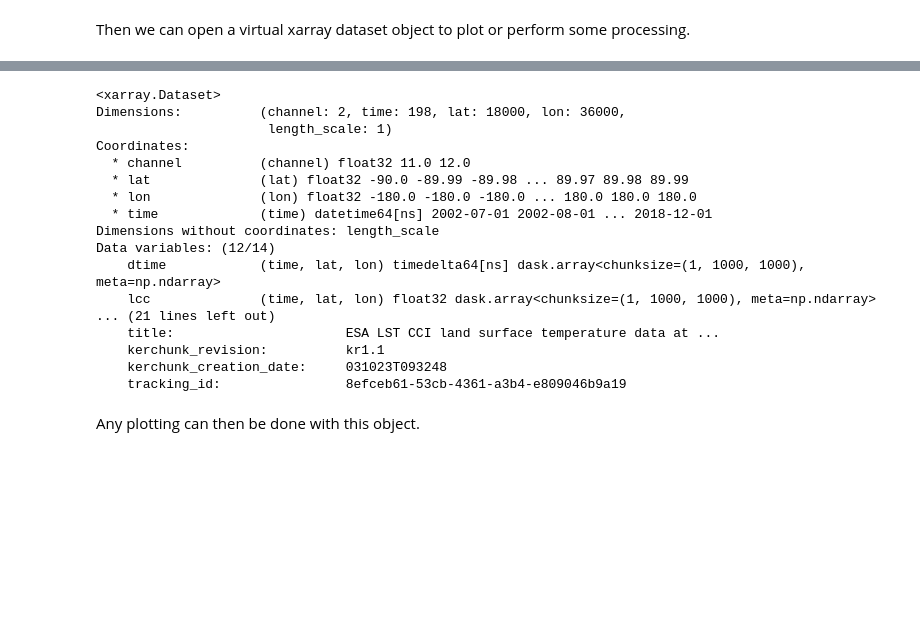
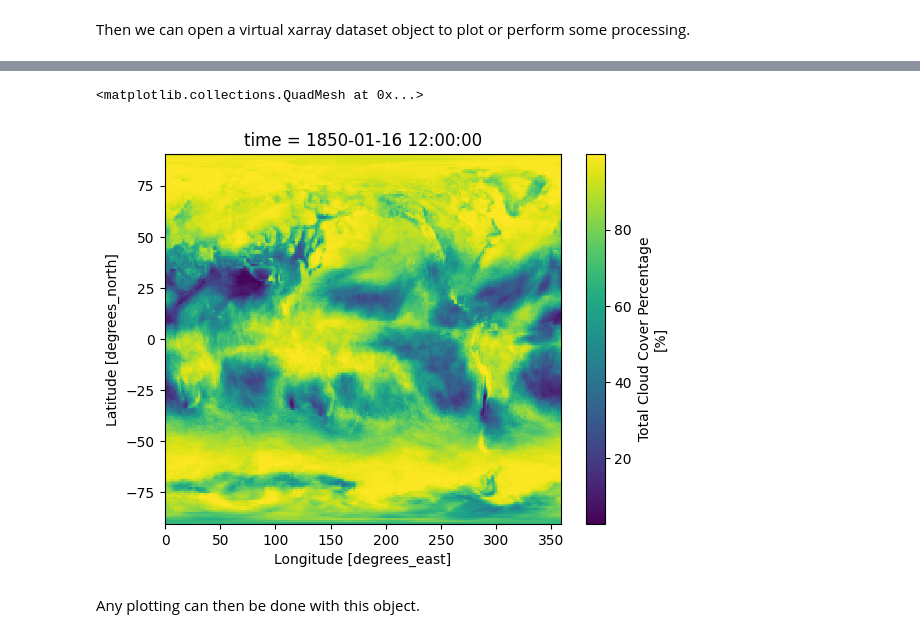
Before and after one commit to cedadev/padocc, a Jupyter notebook: showcase/notebooks/Kerchunk JSON.ipynb, the cells around one changed output, grey strips where cells are left out. Saved outputs shown, nothing was run; the diff lists cells and outputs as text; code cells hidden in the pictures; blank space fills up the shorter version.

```diff
--- a/showcase/notebooks/Kerchunk JSON.ipynb
+++ b/showcase/notebooks/Kerchunk JSON.ipynb
@@ -7,5 +7,8 @@ import xarray as xr
 # %% [markdown]
 Open a virtual filesystem object from fsspec, providing the kerchunk file as a 'reference' type file. Note that if the file is compressed using zstd as some kerchunk files are, the compression needs to be set to 'zstd'/'zst'
 # %%
-kfile = 'https://dap.ceda.ac.uk/badc/cmip6/metadata/kerchunk/pipeline1/CMIP/AS-RCEC/TaiESM1/CMIP6_CMIP_AS-RCEC_TaiESM1_historical_r1i1p1f1_Amon_clt_gn_v20200623_kr1.0.json'
-mapper = fsspec.get_mapper('reference://',fo=kfile, backend_kwargs={'compression':None})
+complete_path = '/gws/nopw/j04/esacci_portal/kerchunk_conversion/in_progress//'
+kfile = f'{complete_path}/cloud_v1/ESACCI-L3C_CLOUD-CLD_PRODUCTS-MODIS_TERRA-200002-201412-fv2.0/kerchunk-1a.json'
+
+mapper = fsspec.get_mapper('reference://',fo=kfile, backend_kwargs={'compression':None}, remote_protocol='https')
+ds = xr.open_zarr(mapper, consolidated=False, decode_times=True)
@@ -14,4 +15,4 @@ FileNotFoundError: https://dap.ceda.ac.uk/badc/cmip6/metadata/kerchunk/pipeline1
 # %% [markdown]
 Then we can open a virtual xarray dataset object to plot or perform some processing.
 # %%
-ds = xr.open_zarr(mapper, consolidated=False)
+ds = xr.open_zarr(mapper, consolidated=False, decode_times=True)
@@ -18,23 +47,8 @@ ds = xr.open_zarr(mapper, consolidated=False)
 # %%
-ds
+ds.clt.sel(time='1850-01-16').plot()
 # %% [output]
-<xarray.Dataset>
-Dimensions:          (channel: 2, time: 198, lat: 18000, lon: 36000,
-                      length_scale: 1)
-Coordinates:
-  * channel          (channel) float32 11.0 12.0
-  * lat              (lat) float32 -90.0 -89.99 -89.98 ... 89.97 89.98 89.99
-  * lon              (lon) float32 -180.0 -180.0 -180.0 ... 180.0 180.0 180.0
-  * time             (time) datetime64[ns] 2002-07-01 2002-08-01 ... 2018-12-01
-Dimensions without coordinates: length_scale
-Data variables: (12/14)
-    dtime            (time, lat, lon) timedelta64[ns] dask.array<chunksize=(1, 1000, 1000), meta=np.ndarray>
-    lcc              (time, lat, lon) float32 dask.array<chunksize=(1, 1000, 1000), meta=np.ndarray>
-... (21 lines left out)
-    title:                      ESA LST CCI land surface temperature data at ...
-    kerchunk_revision:          kr1.1
-    kerchunk_creation_date:     031023T093248
-    tracking_id:                8efceb61-53cb-4361-a3b4-e809046b9a19
+<matplotlib.collections.QuadMesh at 0x...>
+[figure, added]
 # %% [markdown]
 Any plotting can then be done with this object.
 # %%
```
Also changed, not shown: parts of 2 cells of this notebook, 4 other files.
